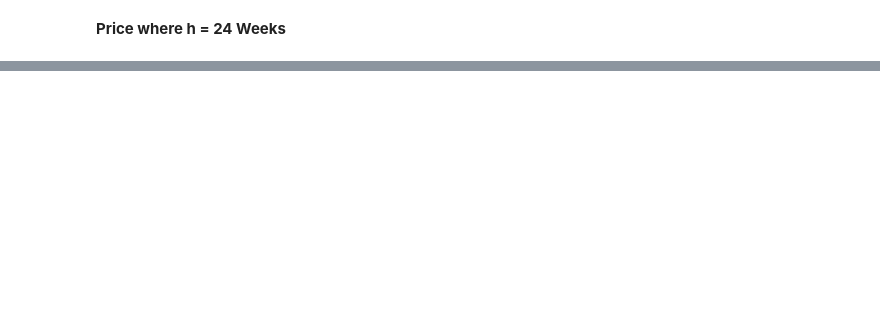
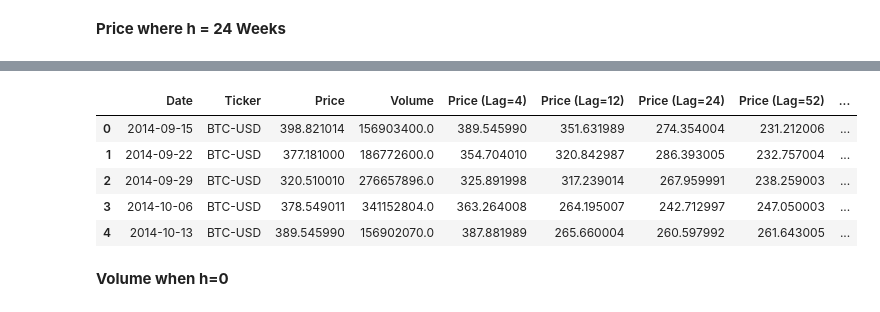
Before and after one commit to ChristopherLiew/Crypto-Uncertainty-Index, a Jupyter notebook: forecasting/exploratory_ts_analysis.ipynb, the cells around one changed output, grey strips where cells are left out. Cells and saved outputs as stored; diff of their text form; code cells hidden in the pictures; blank space fills up the shorter version.

```diff
--- a/forecasting/exploratory_ts_analysis.ipynb
+++ b/forecasting/exploratory_ts_analysis.ipynb
@@ -332,0 +407,15 @@ Plot UCRY price and policy against Volatility
+# %%
+# Generate lags
+for lag in lags_week:
+    asset[f'Volume (Lag={lag})'] = asset['Volume'].shift(-lag)
+
+asset.head()
+# %% [output]
+|  | Date | Ticker | Price | Volume | Price (Lag=4) | Price (Lag=12) | Price (Lag=24) | Price (Lag=52) | ... |
+| 0 | 2014-09-15 | BTC-USD | 398.821014 | 156903400.0 | 389.545990 | 351.631989 | 274.354004 | 231.212006 | ... |
+| 1 | 2014-09-22 | BTC-USD | 377.181000 | 186772600.0 | 354.704010 | 320.842987 | 286.393005 | 232.757004 | ... |
+| 2 | 2014-09-29 | BTC-USD | 320.510010 | 276657896.0 | 325.891998 | 317.239014 | 267.959991 | 238.259003 | ... |
+| 3 | 2014-10-06 | BTC-USD | 378.549011 | 341152804.0 | 363.264008 | 264.195007 | 242.712997 | 247.050003 | ... |
+| 4 | 2014-10-13 | BTC-USD | 389.545990 | 156902070.0 | 387.881989 | 265.660004 | 260.597992 | 261.643005 | ... |
+# %% [markdown]
+**Volume when h=0**
```
Also changed, not shown: parts of 68 cells of this notebook, 2 other files.
